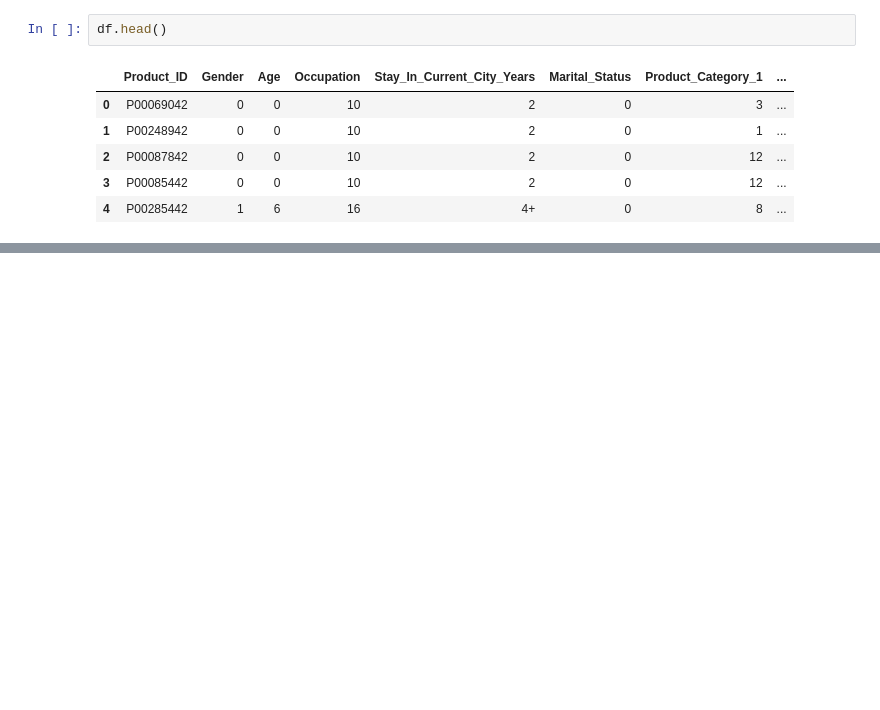
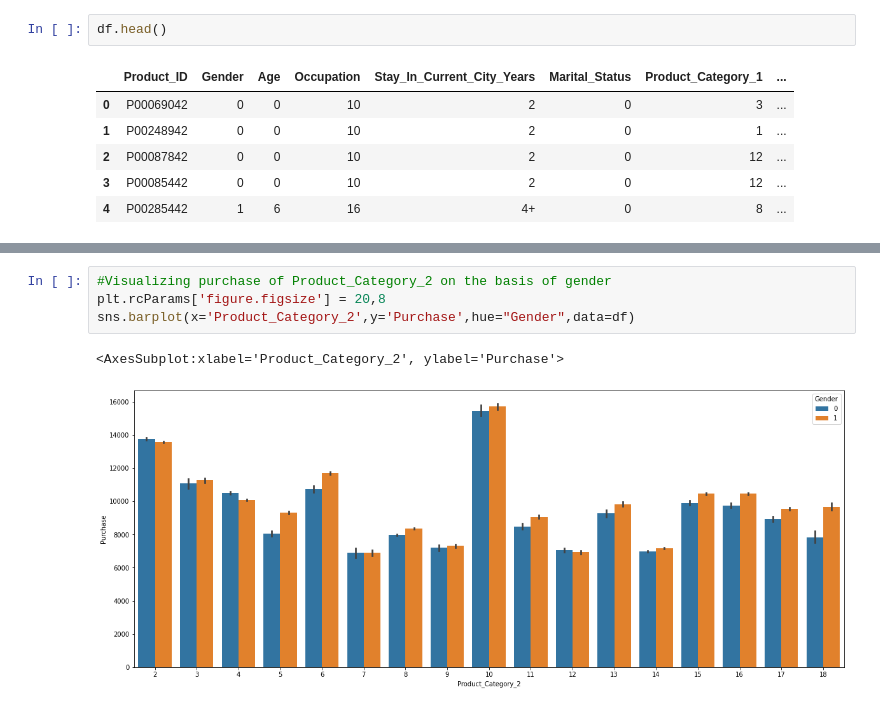
Before and after one commit to bhimrazy/Exploratory-Data-Analysis, a Jupyter notebook: black_friday/black-friday.ipynb, the cells around one changed output, grey strips where cells are left out. Cells and saved outputs as stored; diff of their text form; blank space fills up the shorter version.

```diff
--- a/black_friday/black-friday.ipynb
+++ b/black_friday/black-friday.ipynb
@@ -228,0 +279,7 @@ df.head()
+# %%
+#Visualizing purchase of Product_Category_2 on the basis of gender
+plt.rcParams['figure.figsize'] = 20,8
+sns.barplot(x='Product_Category_2',y='Purchase',hue="Gender",data=df)
+# %% [output]
+<AxesSubplot:xlabel='Product_Category_2', ylabel='Purchase'>
+[figure, added]
```
Also changed, not shown: parts of 10 cells of this notebook.
